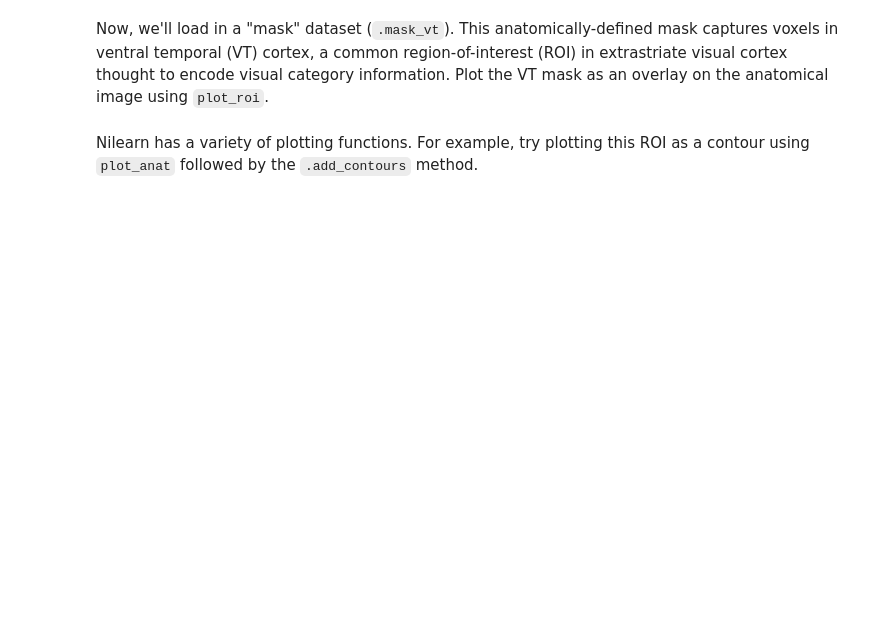
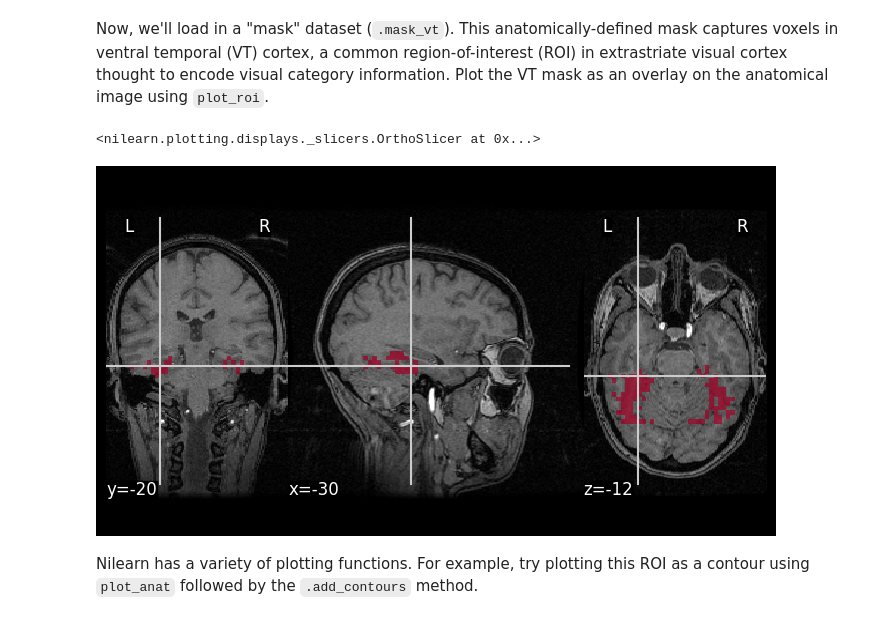
Before and after one commit to biancasanti/neu502b-2026, a Jupyter notebook: fmri-1/fmri-1-visualization.ipynb, the cells around one changed output. Saved outputs shown, nothing was run; the diff lists cells and outputs as text; code cells hidden in the pictures; blank space fills up the shorter version.

```diff
--- a/fmri-1/fmri-1-visualization.ipynb
+++ b/fmri-1/fmri-1-visualization.ipynb
@@ -55,3 +79,16 @@ Now, we'll load in a "mask" dataset (`.mask_vt`). This anatomically-defined mask
+# %%
+# Load and visualize VT mask
+mask_vt = haxby_dataset.mask_vt[0]
+
+cut_coords = (-30, -20, -12)
+
+# plot_roi
+# dim controls how dim the backfground image is
+plot_roi(roi_img = mask_vt, bg_img = anat_data, cut_coords = cut_coords,
+        dim = -1, colorbar = False, cmap = "RdYlBu")
+# %% [output]
+<nilearn.plotting.displays._slicers.OrthoSlicer at 0x...>
+[figure, added]
 # %% [markdown]
 Nilearn has a variety of plotting functions. For example, try plotting this ROI as a contour using `plot_anat` followed by the `.add_contours` method.
 # %%
```
Also changed, not shown: parts of 13 cells of this notebook.
